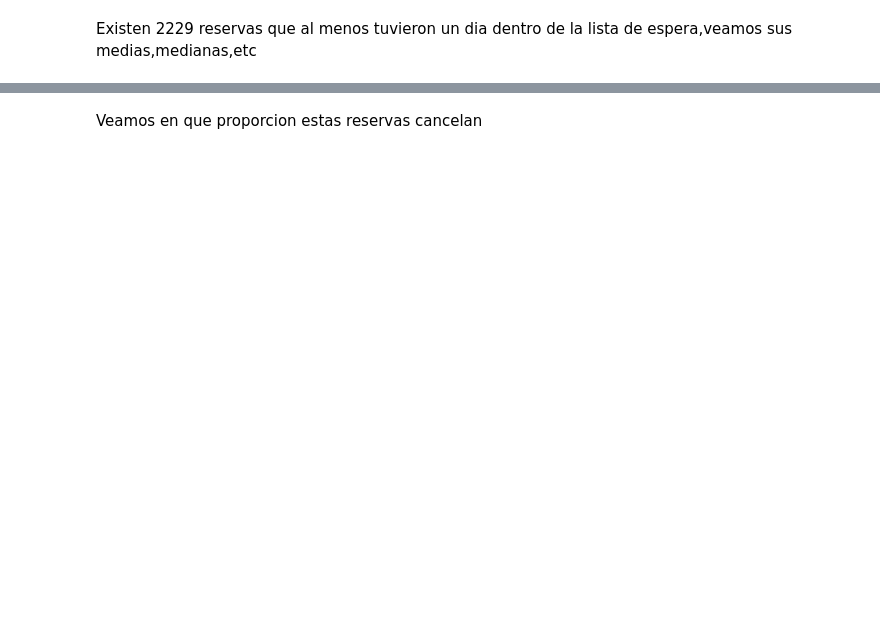
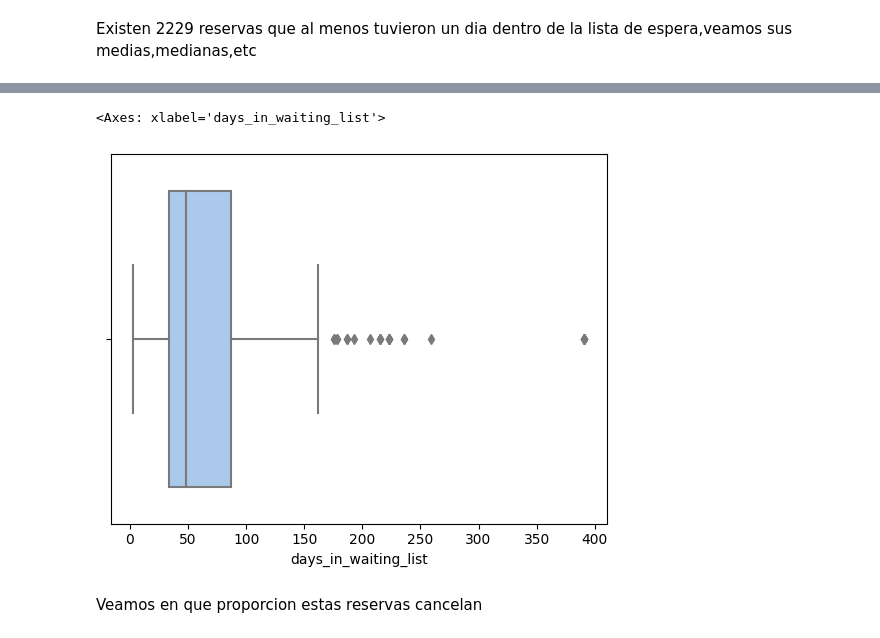
Before and after one commit to juanignaciogiacobbe/7506R-2C2023-GRUPO15, a Jupyter notebook: 7506R_TP1_GRUPO15_CHP1_ENTREGA.ipynb, the cells around one changed output, grey strips where cells are left out. Cells and saved outputs as stored; diff of their text form; code cells hidden in the pictures; blank space fills up the shorter version.

```diff
--- a/7506R_TP1_GRUPO15_CHP1_ENTREGA.ipynb
+++ b/7506R_TP1_GRUPO15_CHP1_ENTREGA.ipynb
@@ -871 +867,6 @@ max       391.000000
 Name: days_in_waiting_list, dtype: float64
+# %%
+sns.boxplot(x = ds_days_in_waiting_list['days_in_waiting_list'], palette = "pastel")
+# %% [output]
+<Axes: xlabel='days_in_waiting_list'>
+[figure, added]
```
Also changed, not shown: parts of 108 cells of this notebook.
